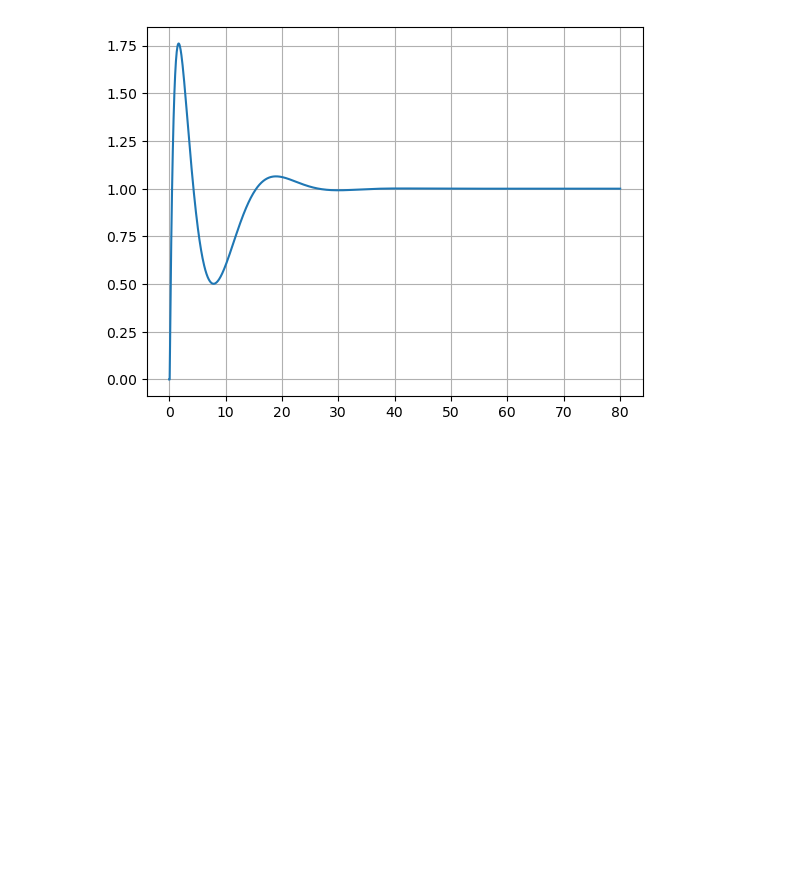
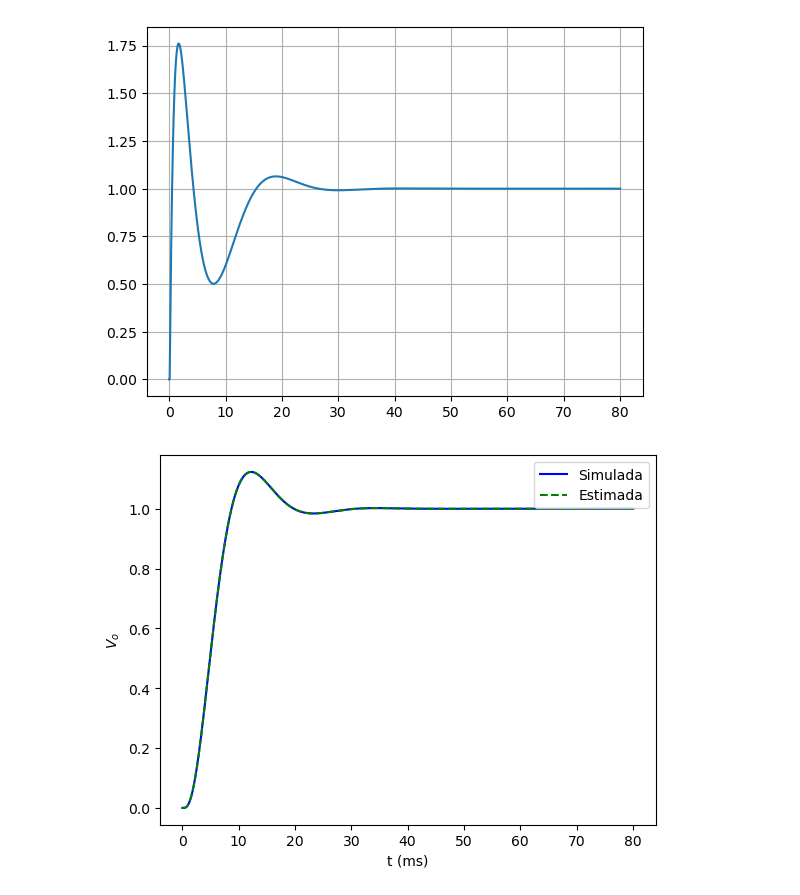
Before and after one commit to Emanuel600/Misc, a Jupyter notebook: Simul_Controle/SS_Recursive.ipynb, the cells around one changed output. Cells and saved outputs as stored; diff of their text form; code cells hidden in the pictures; blank space fills up the shorter version.

```diff
--- a/Simul_Controle/SS_Recursive.ipynb
+++ b/Simul_Controle/SS_Recursive.ipynb
@@ -136,3 +136,36 @@ plt.grid(True)
 plt.show()
 # %% [output]
 [figure]
+# %%
+# Planta + Observador Indireto
+
+u   = np.ones(len(k))
+x1  = np.zeros(len(k))
+x2  = np.zeros(len(k))
+dx1 = np.zeros(len(k))
+dx2 = np.zeros(len(k))
+y   = np.zeros(len(k))
+
+x1_obs  = x1.copy()
+x2_obs  = x2.copy()
+dx1_obs  = dx1.copy()
+dx2_obs  = dx2.copy()
+
+for n in range(1, Kmax+1):
+    #- Planta -#
+    # Equações dos integradores
+    x1[n]=T*dx1[n-1]+x1[n-1]
+    x2[n]=T*dx2[n-1]+x2[n-1]
+    # Equação diferencial de estados:  Xponto=A*X+B*U
+    dx1[n]=A[0,0]*x1[n]+A[0,1]*x2[n] + B[0]*u[n]
+    dx2[n]=A[1,0]*x1[n]+A[1,1]*x2[n] + B[1]*u[n]
+    # Equação de Saída: Y=C*X+D*U
+    y[n] = C[0,0]*x1[n]+C[0,1]*x2[n] + D*u[n]
+
+    #- Observador -#
+    # Estimando Valores
+    x2_obs[n]  = y[n] # x2 igual a saída da planta
+    dx2_obs[n] = (y[n]-y[n-1])/T
+
+    x1_obs[n-1] = C1*dx2_obs[n]
+    dx1_obs[n] = (x1_obs[n]-x1_obs[n-1])/T
@@ -234,0 +341,11 @@ plt.show()
+# %%
+tsim = 1e3*k*T
+
+plt.plot(tsim, y, 'b')
+plt.plot(tsim, y_obs, 'g--')
+plt.legend(["Simulada", "Estimada"])
+plt.xlabel("t (ms)")
+plt.ylabel("$V_o$")
+plt.show()
+# %% [output]
+[figure, added]
```
Also changed, not shown: parts of 2 cells of this notebook.
